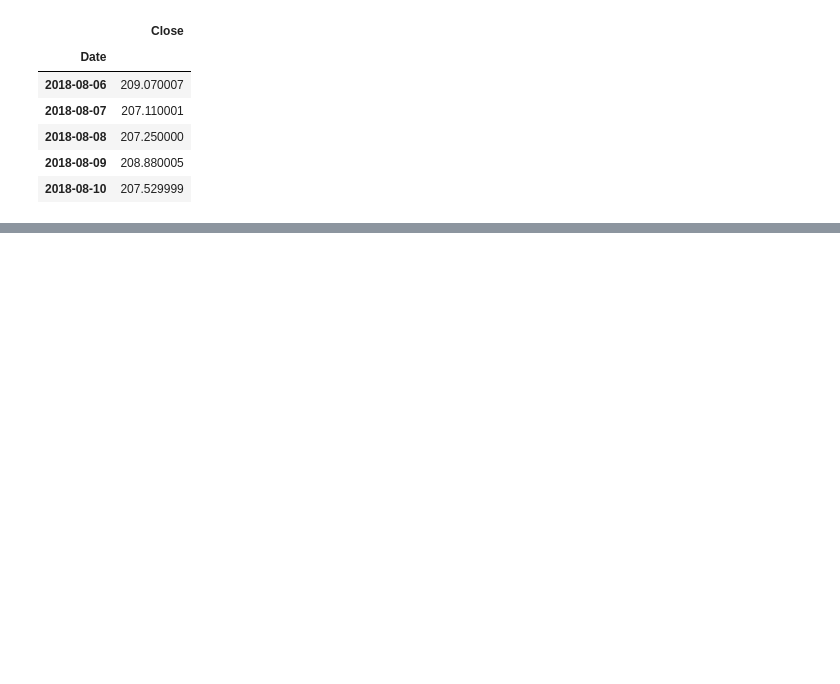
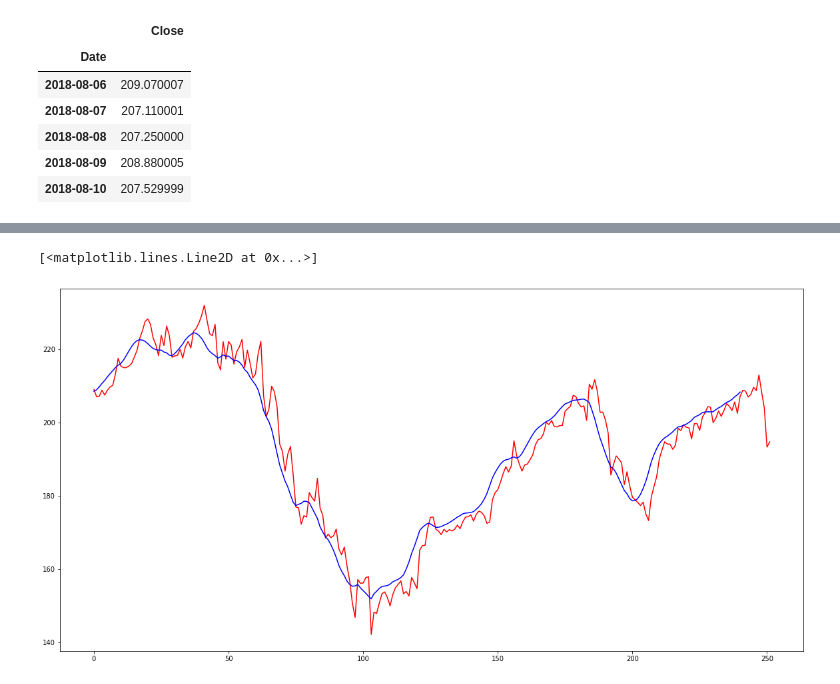
Before and after one commit to Nielspace/Stock-Prediction, a Jupyter notebook: Final Stock Market Prediction .ipynb, the cells around one changed output, grey strips where cells are left out. Drawn from its saved outputs; the diff is of its cells as text; code cells hidden in the pictures; blank space fills up the shorter version.

```diff
--- a/Final Stock Market Prediction .ipynb
+++ b/Final Stock Market Prediction .ipynb
@@ -348,0 +415,4 @@ preprocess.head()
+# %%
+regressor.compile(optimizer = 'adam', loss = 'mean_squared_error')
+# %%
+regressor.fit(X_train, y_train, epochs = 100, batch_size = 32)
@@ -348,0 +438,11 @@ preprocess.head()
+# %%
+predicted_stock_price = regressor.predict(X_train)
+# %%
+predicted_stock_price = scaler.inverse_transform(predicted_stock_price)
+# %%
+plt.figure(figsize=(20,10))
+plt.plot(data_nn, color = 'red', label = 'Real Google Stock Price')
+plt.plot(predicted_stock_price, color = 'blue', label = 'Predicted Google Stock Price')
+# %% [output]
+[<matplotlib.lines.Line2D at 0x...>]
+[figure, added]
```
Also changed, not shown: parts of 16 cells of this notebook, 1 other file.
